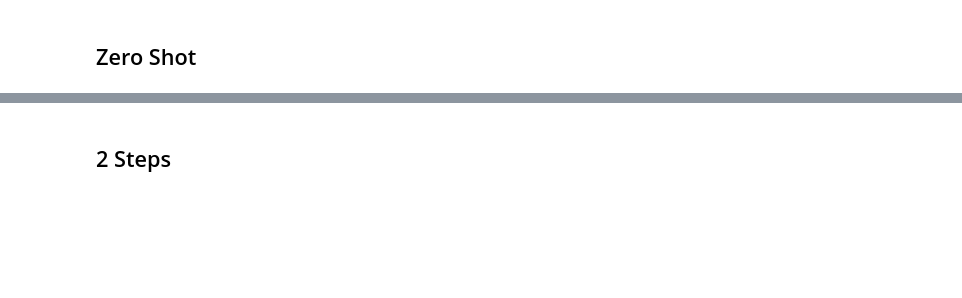
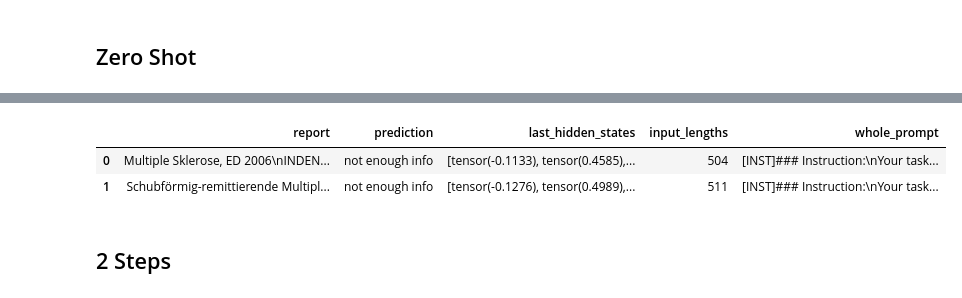
Before and after one commit to maregli/inf-extr, a Jupyter notebook: notebooks/ms-prediction/llama2-chat_zero_shot.ipynb, the cells around one changed output, grey strips where cells are left out. Cells and saved outputs as stored; diff of their text form; code cells hidden in the pictures; blank space fills up the shorter version.

```diff
--- a/notebooks/ms-prediction/llama2-chat_zero_shot.ipynb
+++ b/notebooks/ms-prediction/llama2-chat_zero_shot.ipynb
@@ -1216,2 +1041,50 @@ df_all_few_shot
+# %%
+def few_shot_instruct(report:str)->str:
+    """Few Shot base for the MS extraction task
+
+    Args:
+        report (str): medical report
+
+    Returns:
+        str: reformatted medical report with base
+
+    """
+    base_prompt = "<s>[INST]### Instruction:\n{instruction}### Input:\n{input}\n### Output:\n[/INST]"
+
+    rrms = 'Schubförmig-remittierende Multiple Sklerose, EM 01/2013, ED 10/2015\nINDENT EDSS 05/2020: 2.0 [...]'
+    spms = '1. Sekundär progrediente schubförmige Multiple Sklerose [...]'
+    ppms = '1. Primär progrediente Multiple Sklerose, EM 1992, ED 1996, aktuell EDSS 7.0 [...]'
+    no_ms = '[...] INDENT MRI 07/2014: Progrediente supratentorielle MS-Plaques mit Befund-Progredienz im Bereich der Radiatio optica beidseits. [...]'
+
+    examples = [ppms, spms, rrms, no_ms]
+
+    labels = ["primary progressive multiple sclerosis",
+              "secondary progressive multiple sclerosis",
+              "relapsing remitting multiple sclerosis",
+              "not enough info"]
+
+    instruction = (
+        "Your task is to extract the type of multiple Sclerosis (MS) stated in a German medical report. There are 3 types: "
+        "primär progrediente Multiple Sklerose (PPMS), sekundär progrediente Multiple Sklerose (SPMS) and schubförmige Multiple Sklerose (RRMS)."
+        "The type is provided in the text you just have to extract it. If you cannot match a type exactly answer with \"not enough info\"."
+        "Your answer should solely consist of either \"primär progrediente Multiple Sklerose (PPMS)\", \"sekundär progrediente Multiple Sklerose (SPMS)\" "
+        "\schubförmige Multiple Sklerose (RRMS)\", or \"not enough info\"."
+        "To help you with your task, here are a few excerpts from reports that indiciate what output you should produce:\n\n"
+        )
+
+    for example, label in zip(examples, labels):
+        instruction += f"### Input:\n{example}\n### Output:\n{label}\n\n"
+
+    input = base_prompt.format(instruction = instruction, input =  report)
+
+    return input
+# %%
+results = single_round_inference(df_line["train"].filter(lambda e: e["labels"] != 3).select(range(2))["text"], model, tokenizer, few_shot_instruct)
+# %%
+results
+# %% [output]
+|  | report | prediction | last_hidden_states | input_lengths | whole_prompt |
+| 0 | Multiple Sklerose, ED 2006\nINDEN... | not enough info | [tensor(-0.1133), tensor(0.4585),... | 504 | [INST]### Instruction:\nYour task... |
+| 1 | Schubförmig-remittierende Multipl... | not enough info | [tensor(-0.1276), tensor(0.4989),... | 511 | [INST]### Instruction:\nYour task... |
 # %% [markdown]
 ## 2 Steps
```
Also changed, not shown: parts of 80 cells of this notebook, 1 other file.
